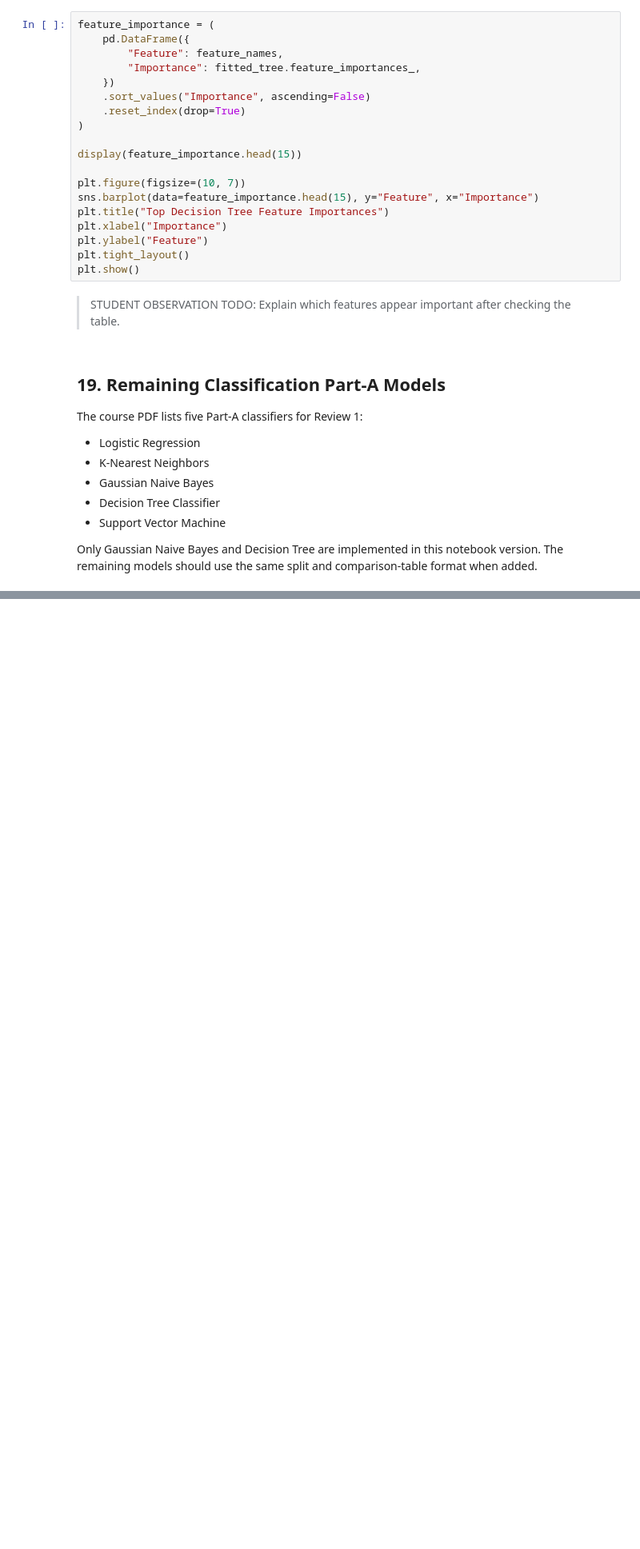
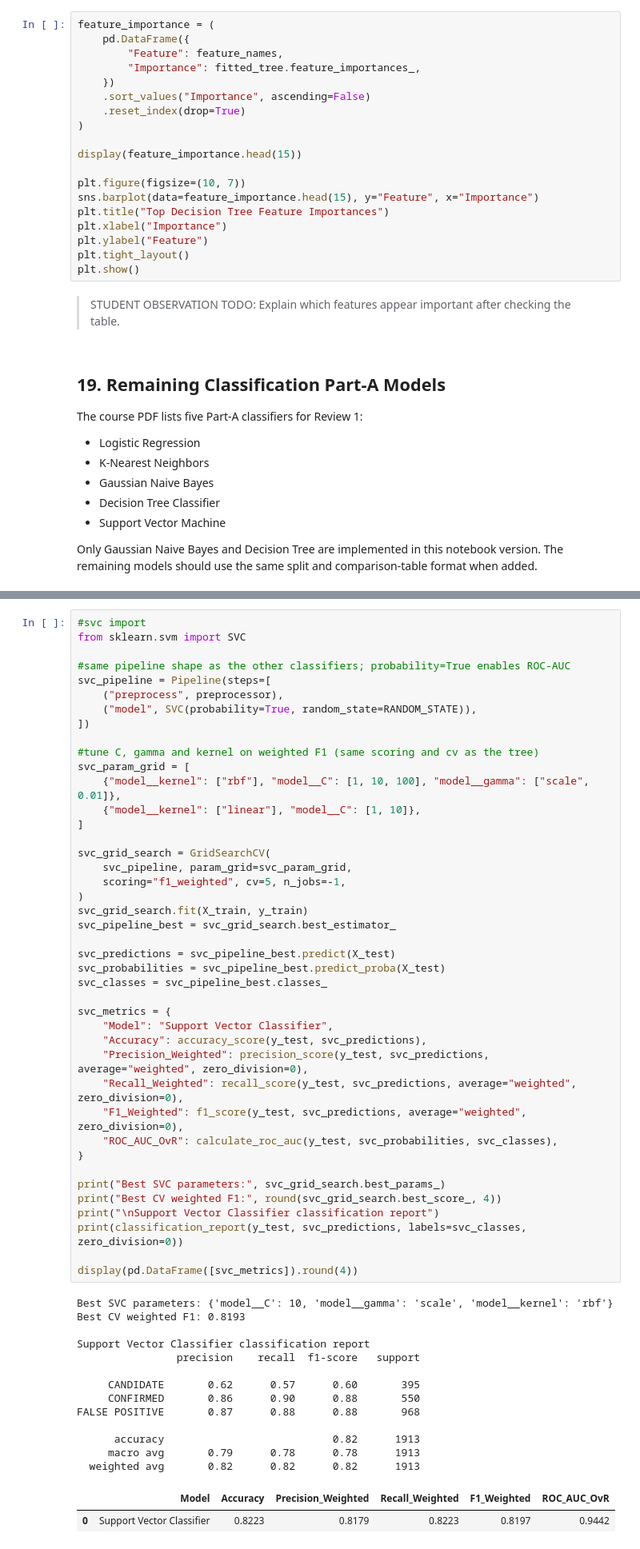
Before and after one commit to DominicKarolPeter/ML-Capstone_project, a Jupyter notebook: notebooks/classification.ipynb, the cells around one changed output, grey strips where cells are left out. Shown at 80% size. Saved outputs shown, nothing was run; the diff lists cells and outputs as text; blank space fills up the shorter version.

```diff
--- a/notebooks/classification.ipynb
+++ b/notebooks/classification.ipynb
@@ -729,0 +745,58 @@ Only Gaussian Naive Bayes and Decision Tree are implemented in this notebook ver
+# %%
+#svc import
+from sklearn.svm import SVC
+
+#same pipeline shape as the other classifiers; probability=True enables ROC-AUC
+svc_pipeline = Pipeline(steps=[
+    ("preprocess", preprocessor),
+    ("model", SVC(probability=True, random_state=RANDOM_STATE)),
+])
+
+#tune C, gamma and kernel on weighted F1 (same scoring and cv as the tree)
+svc_param_grid = [
+    {"model__kernel": ["rbf"], "model__C": [1, 10, 100], "model__gamma": ["scale", 0.01]},
+    {"model__kernel": ["linear"], "model__C": [1, 10]},
+]
+
+svc_grid_search = GridSearchCV(
+    svc_pipeline, param_grid=svc_param_grid,
+    scoring="f1_weighted", cv=5, n_jobs=-1,
+)
+svc_grid_search.fit(X_train, y_train)
+svc_pipeline_best = svc_grid_search.best_estimator_
+
+svc_predictions = svc_pipeline_best.predict(X_test)
+svc_probabilities = svc_pipeline_best.predict_proba(X_test)
+svc_classes = svc_pipeline_best.classes_
+
+svc_metrics = {
+    "Model": "Support Vector Classifier",
+    "Accuracy": accuracy_score(y_test, svc_predictions),
+    "Precision_Weighted": precision_score(y_test, svc_predictions, average="weighted", zero_division=0),
+    "Recall_Weighted": recall_score(y_test, svc_predictions, average="weighted", zero_division=0),
+    "F1_Weighted": f1_score(y_test, svc_predictions, average="weighted", zero_division=0),
+    "ROC_AUC_OvR": calculate_roc_auc(y_test, svc_probabilities, svc_classes),
+}
+
+print("Best SVC parameters:", svc_grid_search.best_params_)
+print("Best CV weighted F1:", round(svc_grid_search.best_score_, 4))
+print("\nSupport Vector Classifier classification report")
+print(classification_report(y_test, svc_predictions, labels=svc_classes, zero_division=0))
+
+display(pd.DataFrame([svc_metrics]).round(4))
+# %% [output]
+Best SVC parameters: {'model__C': 10, 'model__gamma': 'scale', 'model__kernel': 'rbf'}
+Best CV weighted F1: 0.8193
+
+Support Vector Classifier classification report
+                precision    recall  f1-score   support
+
+     CANDIDATE       0.62      0.57      0.60       395
+     CONFIRMED       0.86      0.90      0.88       550
+FALSE POSITIVE       0.87      0.88      0.88       968
+
+      accuracy                           0.82      1913
+     macro avg       0.79      0.78      0.78      1913
+  weighted avg       0.82      0.82      0.82      1913
+|  | Model | Accuracy | Precision_Weighted | Recall_Weighted | F1_Weighted | ROC_AUC_OvR |
+| 0 | Support Vector Classifier | 0.8223 | 0.8179 | 0.8223 | 0.8197 | 0.9442 |
```
Also changed, not shown: parts of 6 cells of this notebook, 2 other files.
